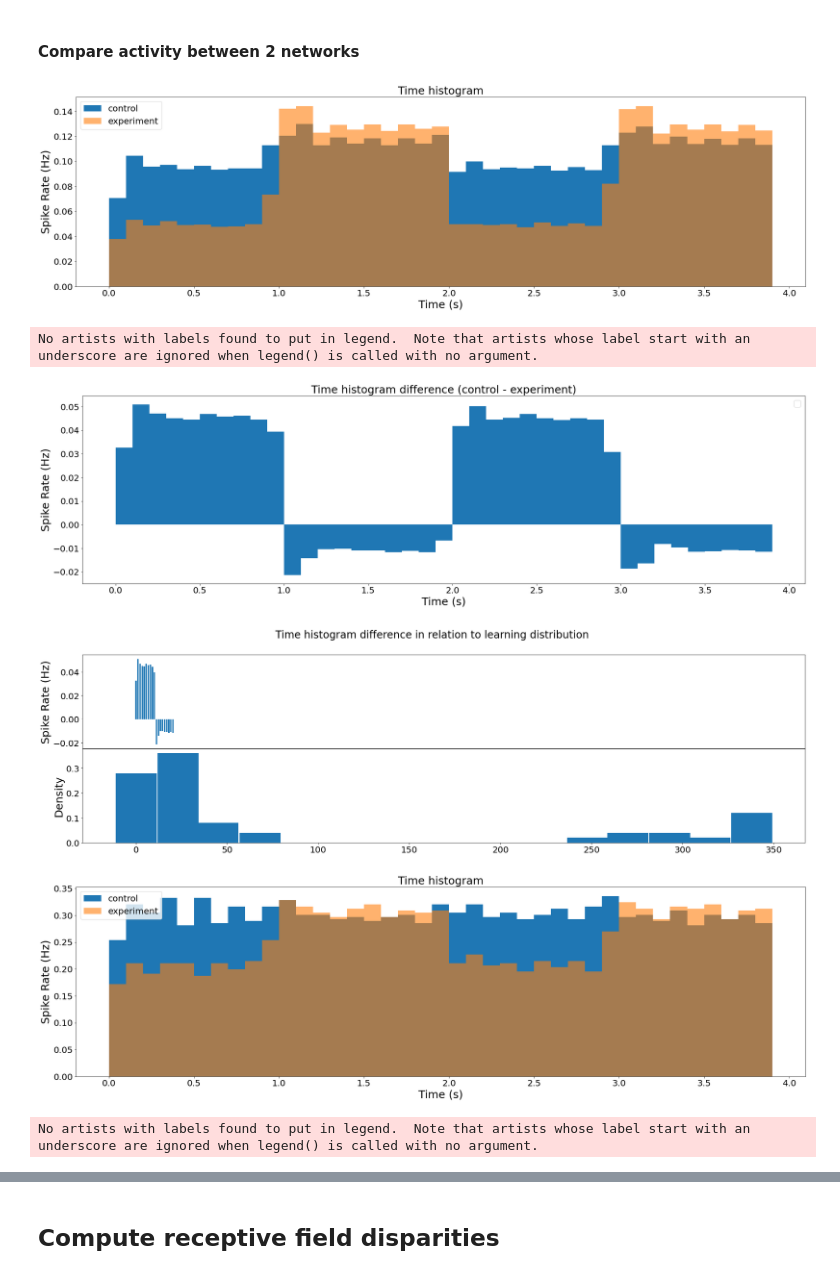
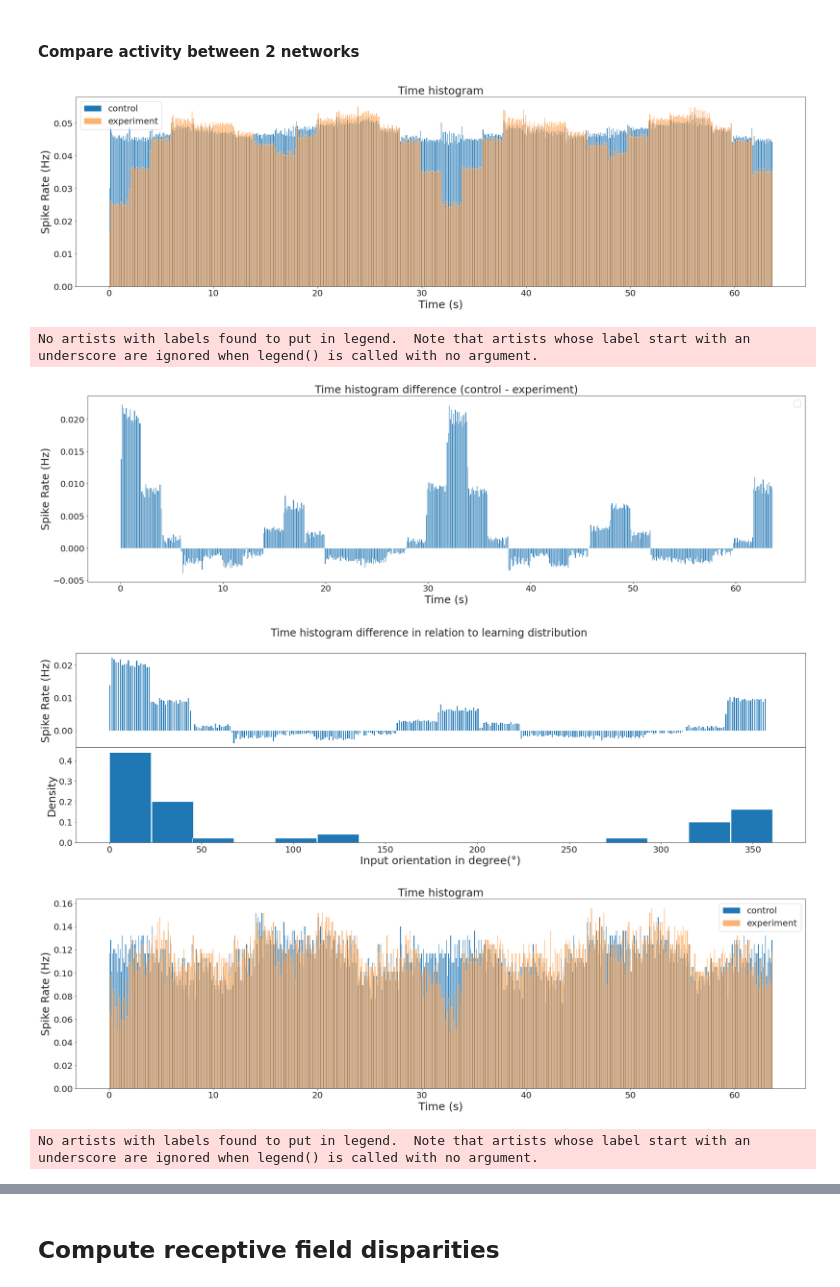
Before and after one commit to comsee-research/Neuvisys-analysis, a Jupyter notebook: Neuvisys.ipynb, the cells around one changed output, grey strips where cells are left out. Cells and saved outputs as stored; diff of their text form; code cells hidden in the pictures.

```diff
--- a/Neuvisys.ipynb
+++ b/Neuvisys.ipynb
@@ -246,26 +224,26 @@ Layer 2, nb neurons = 256:
 # %%
 network_path1 = "/home/thomas/Desktop/Experiment/network_control/"
 network_path2 = "/home/thomas/Desktop/Experiment/network_experiment/"
 
 spinet = SpikingNetwork(network_path1)
 sts_s1 = spike_trains(spinet.spikes[0])
 sts_c1 = spike_trains(spinet.spikes[1])
 
 spinet = SpikingNetwork(network_path2)
 sts_s2 = spike_trains(spinet.spikes[0])
 sts_c2 = spike_trains(spinet.spikes[1])
 
 from scipy.stats import laplace
 
 draw = laplace(0, 1).rvs(size=50)
 draw = np.round(draw)
 
-time_histogram_comparison(spinet, sts_s1, sts_s2, draw, 0)
-time_histogram_comparison(spinet, sts_c1, sts_c2, draw, 1)
+time_histogram_comparison(spinet, sts_s1, sts_s2, 0, draw)
+time_histogram_comparison(spinet, sts_c1, sts_c2, 1, draw)
 # %% [output]
-[figure, old version]
+[figure, new version]
 No artists with labels found to put in legend.  Note that artists whose label start with an underscore are ignored when legend() is called with no argument.
-[figure, old version]
+[figure, new version]
-[figure, old version]
+[figure, new version]
-[figure, old version]
+[figure, new version]
 No artists with labels found to put in legend.  Note that artists whose label start with an underscore are ignored when legend() is called with no argument.
```
Also changed, not shown: parts of 9 cells of this notebook, 2 other files.
